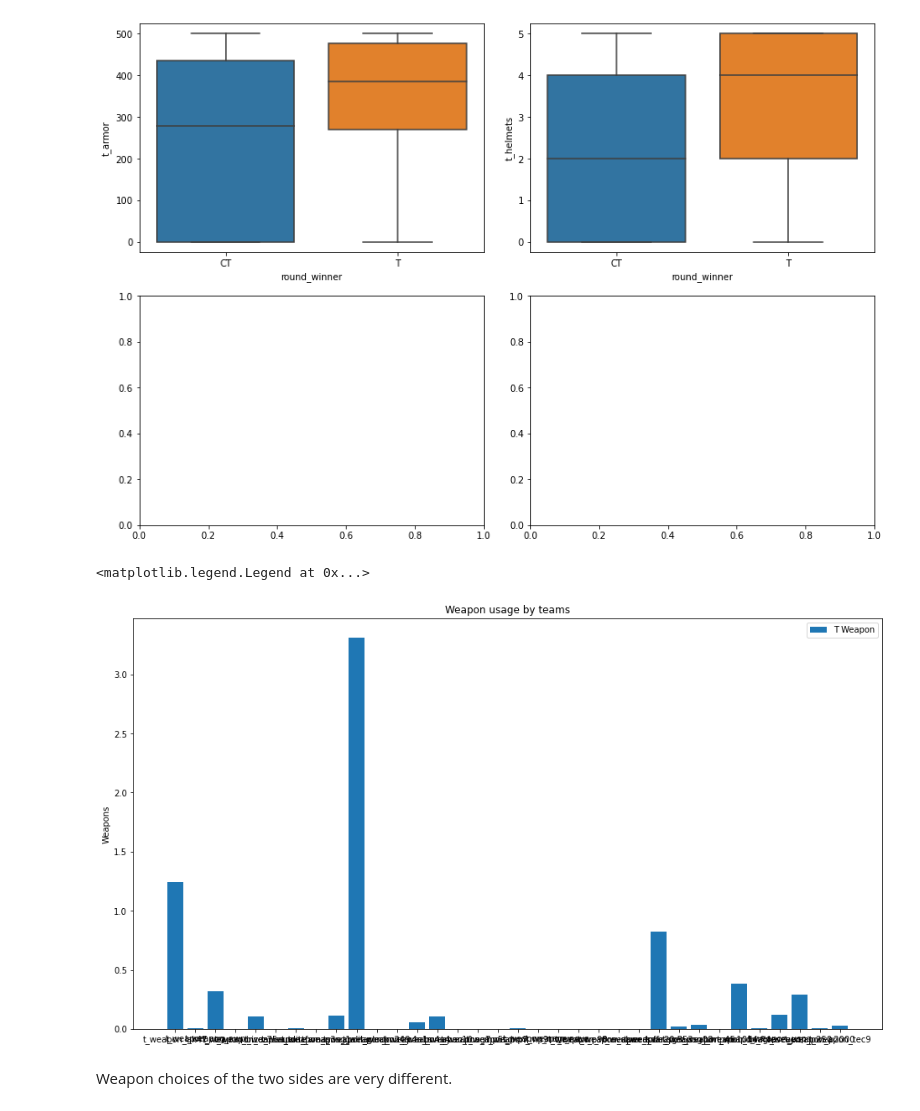
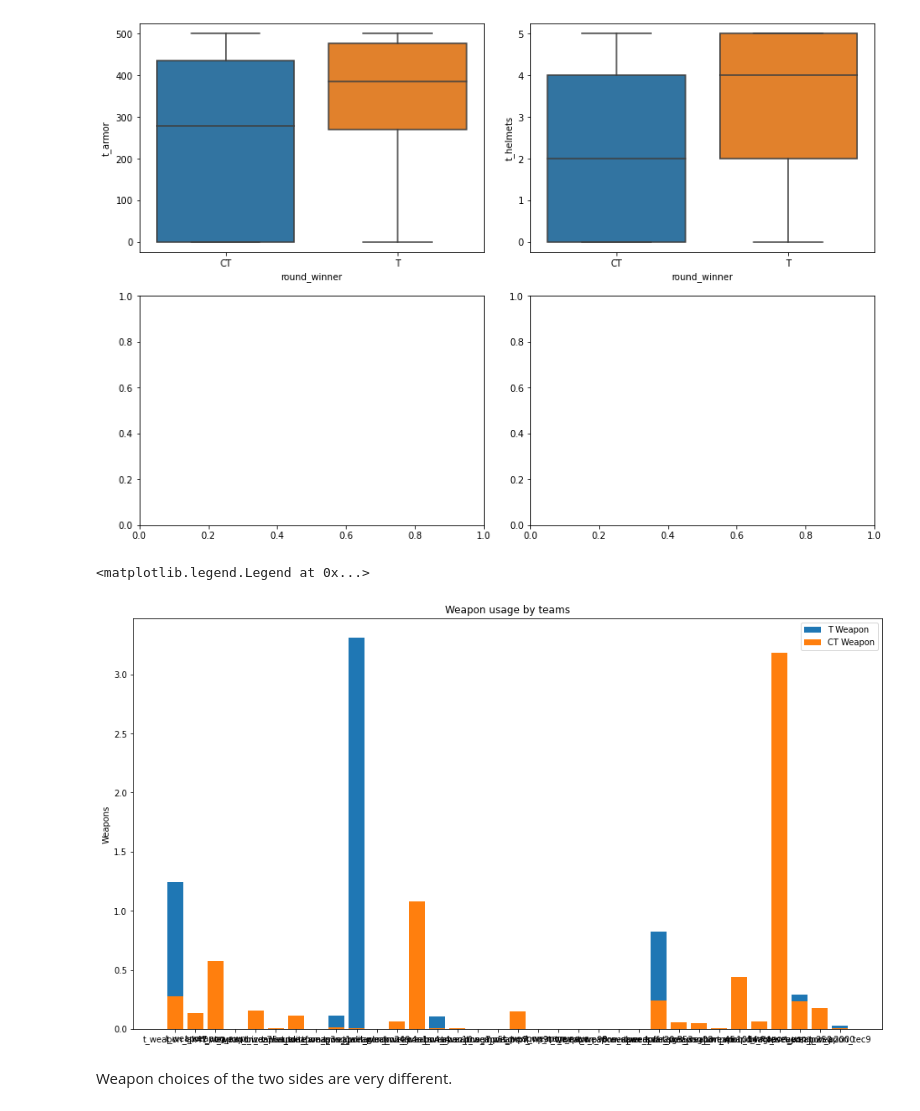
Before and after one commit to Saralytics/CS_GO_winner_prediction, a Jupyter notebook: FightTerrorism.ipynb, the cells around one changed output. Cells and saved outputs as stored; diff of their text form; code cells hidden in the pictures.

```diff
--- a/FightTerrorism.ipynb
+++ b/FightTerrorism.ipynb
@@ -240,24 +268,24 @@ plt.show()
 # %%
 t_weapon = [colname for colname in df.columns if colname.startswith('t_weapon')]
 ct_weapon = [colname for colname in df.columns if colname.startswith('ct_weapon')]
 
 fig, ax = plt.subplots(figsize=(16,9))
 
 t_data = df[t_weapon].mean()
 ct_data = df[ct_weapon].mean()
 x_pos = np.arange(len(t_weapon))
 
 ax.bar( x_pos, t_data, label = 'T Weapon',)
-# ax.bar( x_pos, ct_data, label = 'CT Weapon',)
+ax.bar( x_pos, ct_data, label = 'CT Weapon',)
 
 ax.set_ylabel('Weapons')
 ax.set_title('Weapon usage by teams')
 ax.set_xticks(x_pos)
 ax.set_xticklabels(t_weapon)
 ax.legend()
 # %% [output]
 <matplotlib.legend.Legend at 0x...>
-[figure, old version]
+[figure, new version]
 # %% [markdown]
 Weapon choices of the two sides are very different.
 # %%
```
Also changed, not shown: parts of 3 cells of this notebook.
